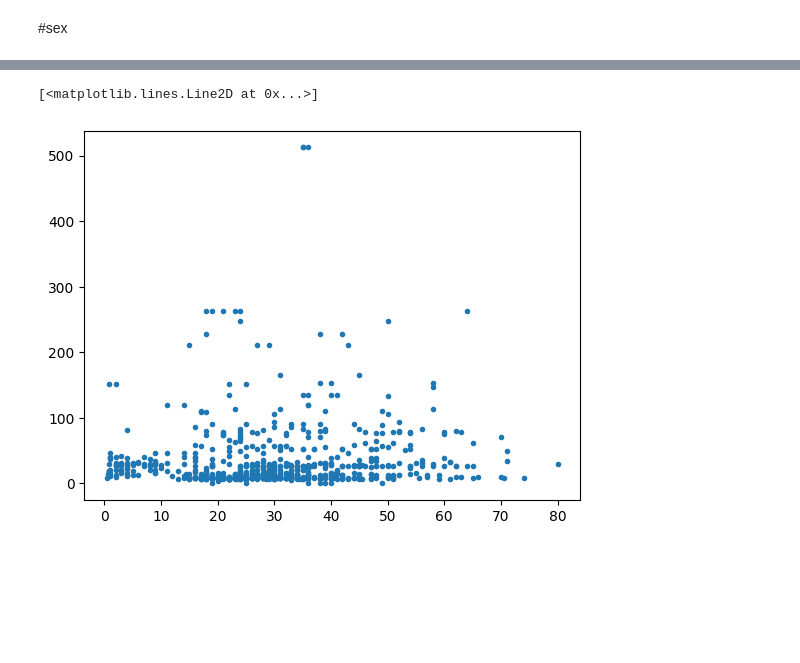
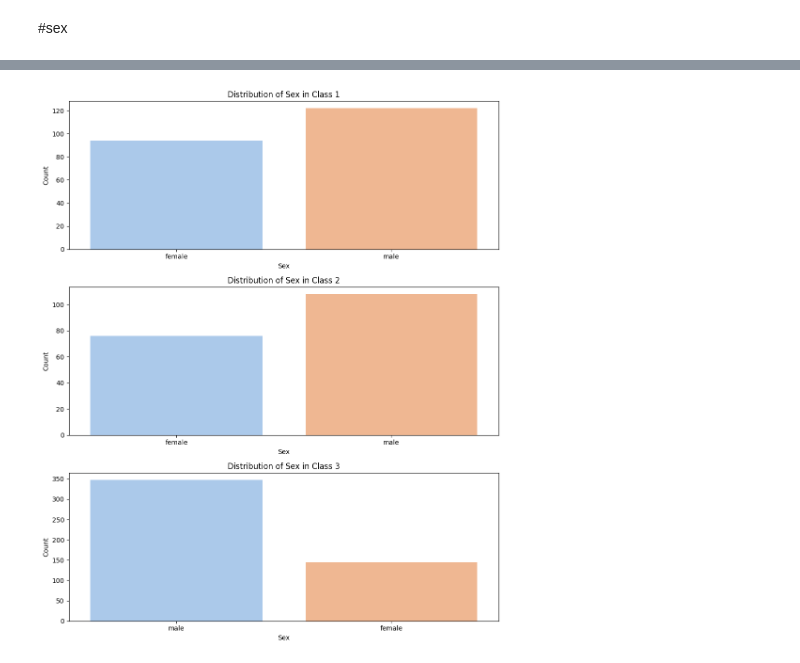
Before and after one commit to NazaninSaadatMoghaddam1993/Titanik_kaggle_competition, a Jupyter notebook: titanic_analysis.ipynb, the cells around one changed output, grey strips where cells are left out. Saved outputs shown, nothing was run; the diff lists cells and outputs as text; code cells hidden in the pictures; blank space fills up the shorter version.

```diff
--- a/titanic_analysis.ipynb
+++ b/titanic_analysis.ipynb
@@ -646,6 +130,24 @@ plt.show()
-# %%
-plt.plot(data_f['Age'],data_f['Fare'],'.')
-# plt.xscale('log')
-# %% [output]
-[<matplotlib.lines.Line2D at 0x...>]
-[figure, removed]
+# %%
+# @title Distribution of men and women in different classes
+import matplotlib.pyplot as plt
+import seaborn as sns
+
+# Set a custom color palette
+sns.set_palette("pastel")
+
+# Create subplots
+fig, axes = plt.subplots(3, 1, figsize=(10, 12))
+
+# Plot histograms for each class
+for i, pclass in enumerate([1, 2, 3]):
+    sns.countplot(x='Sex', data=data_f[data_f['Pclass'] == pclass], ax=axes[i])
+    axes[i].set_title(f'Distribution of Sex in Class {pclass}')
+    axes[i].set_ylabel("Count")
+
+# Adjust layout
+plt.tight_layout()
+
+# Show the plots
+plt.show()
+# %% [output]
+[figure, added]
```
Also changed, not shown: parts of 80 cells of this notebook.
